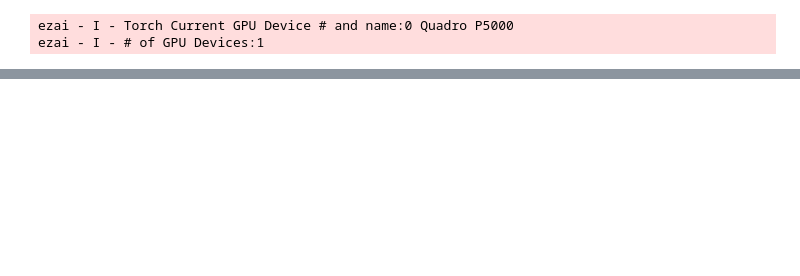
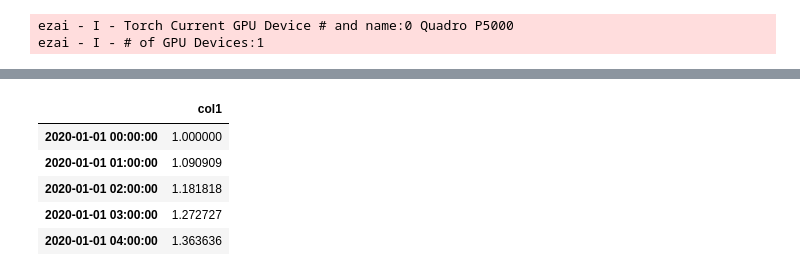
Before and after one commit to armando-fandango/ezai, a Jupyter notebook: examples/playground.ipynb, the cells around one changed output, grey strips where cells are left out. Saved outputs shown, nothing was run; the diff lists cells and outputs as text; code cells hidden in the pictures; blank space fills up the shorter version.

```diff
--- a/examples/playground.ipynb
+++ b/examples/playground.ipynb
@@ -99,0 +120,9 @@ ezai - I - # of GPU Devices:1
+# %%
+ipd(df1d.head())
+# %% [output]
+|  | col1 |
+| 2020-01-01 00:00:00 | 1.000000 |
+| 2020-01-01 01:00:00 | 1.090909 |
+| 2020-01-01 02:00:00 | 1.181818 |
+| 2020-01-01 03:00:00 | 1.272727 |
+| 2020-01-01 04:00:00 | 1.363636 |
```
Also changed, not shown: parts of 12 cells of this notebook, 15 other files.
